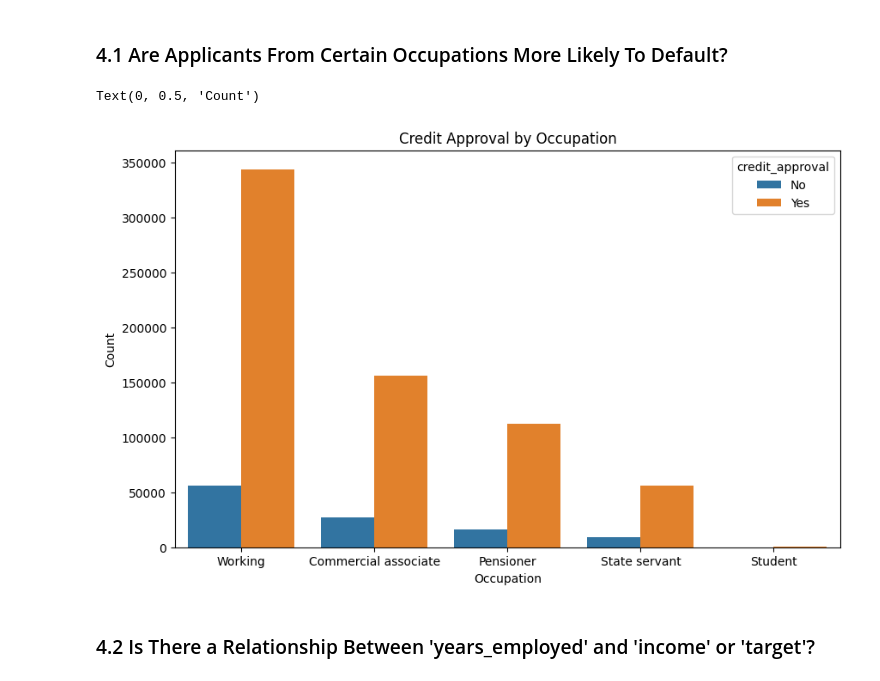
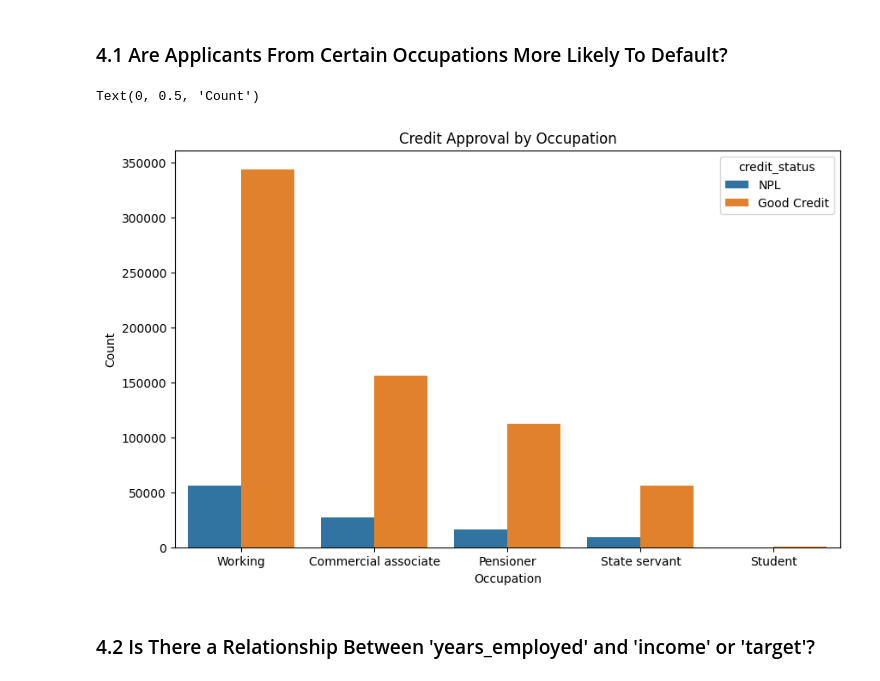
Before and after one commit to yonathanggraiwan/p2-final-project-ftds-028-hck-group-001, a Jupyter notebook: EDA.ipynb, the cells around one changed output. Cells and saved outputs as stored; diff of their text form; code cells hidden in the pictures.

```diff
--- a/EDA.ipynb
+++ b/EDA.ipynb
@@ -387,7 +387,7 @@ print(f"Average age of applicants: {average_age:.1f} years")
 Average age of applicants: 43.7 years
 # %%
 # Convert approval to numeric
-data['approval_numeric'] = data['credit_approval'].map({'Good Credit': 1, 'NPL': 0})
+data['approval_numeric'] = data['credit_status'].map({'Good Credit': 1, 'NPL': 0})
 correlation = data[['age', 'approval_numeric']].corr().loc['age', 'approval_numeric']
 print(f"Correlation between age and approval: {correlation:.3f}")
 # %% [output]
@@ -553,13 +553,13 @@ ___
 ### 4.1 Are Applicants From Certain Occupations More Likely To Default?
 # %%
 plt.figure(figsize=(10,6))
-sns.countplot(data=data, x='occupation', hue='credit_approval')
+sns.countplot(data=data, x='occupation', hue='credit_status')
 plt.title('Credit Approval by Occupation')
 plt.xlabel('Occupation')
 plt.ylabel('Count')
 # %% [output]
 Text(0, 0.5, 'Count')
-[figure, old version]
+[figure, new version]
 # %% [markdown]
 ### 4.2 Is There a Relationship Between 'years_employed' and 'income' or 'target'?
 # %%
```
Also changed, not shown: parts of 45 cells of this notebook, 1 other file.
